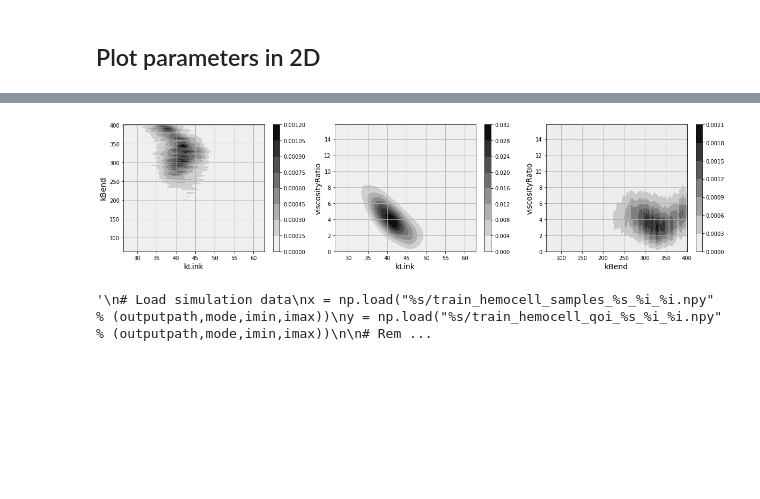
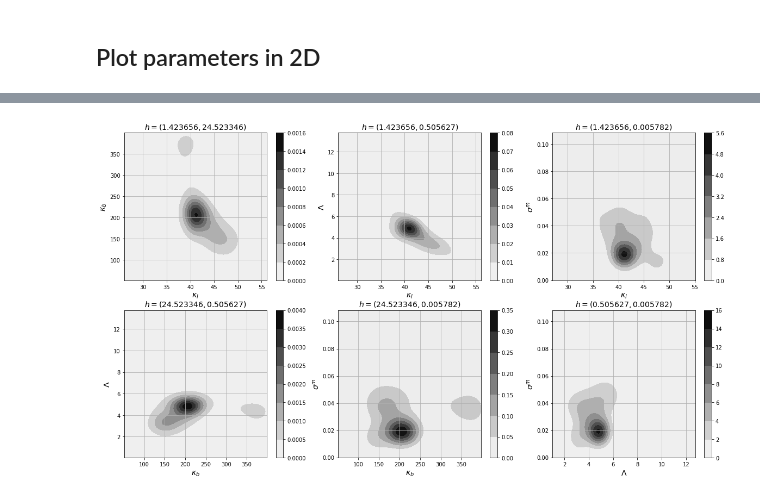
Before and after one commit to devrieskevin/IUQ-Project, a Jupyter notebook: GP_hemocell_analysis.ipynb, the cells around one changed output, grey strips where cells are left out. Drawn from its saved outputs; the diff is of its cells as text; code cells hidden in the pictures; blank space fills up the shorter version.

```diff
--- a/GP_hemocell_analysis.ipynb
+++ b/GP_hemocell_analysis.ipynb
@@ -125,7 +171,7 @@ plt.figure(figsize=(20,5))
 plt.title("Sobol indices",fontsize=14)
 for n in range(len(model_params)):
     plt.subplot(1,3,n+1)
-    plt.title(model_params[n],fontsize=14)
+    plt.title(names[model_params[n]],fontsize=14)
     plt.grid(True)
     plt.xlabel("Shear Stress [Pa]",fontsize=14)
     plt.ylabel("SI",fontsize=14)
@@ -400,5 +498,5 @@ plt.show()
 # %%
 if method == "TMCMC":
-    for n in range(-8,9):
+    for n in range(-10,16):
         print("Number of high densities larger than %e:" % (10**n),np.sum(df["likelihood"].values > 10**n))
 # %% [output]
@@ -538,15 +646,0 @@ plt.show()
-# %%
-bandwidth = 1.0
-plt.figure(figsize=(20,10))
-for n in range(len(model_params)):
-    vals = df[model_params[n]].values
-    kde = KernelDensity(kernel="gaussian", bandwidth=bandwidth).fit(vals[:,None])
-    x_vals = np.linspace(np.min(vals),np.max(vals),1000)
-    y_vals = np.exp(kde.score_samples(x_vals[:,None]))
-
-    plt.subplot(2,3,n+1)
-    plt.grid(True)
-    plt.xlabel(model_params[n],fontsize=14)
-    plt.plot(x_vals,y_vals)
-
-plt.show()
@@ -555,57 +647,33 @@ plt.show()
 # %%
-plt.figure(figsize=(20,20))
+plt.figure(figsize=(20,11))
 
-zoom = 1
+zoom = [1.0,1.0,0.01,
+        1.0,0.01,0.01]
 
 count = 1
-for n in range(len(model_params)):
-    for m in range(n,len(model_params)):
+for n in range(len(params)):
+    for m in range(n,len(params)):
         if n != m:
-            vals = df[[model_params[n],model_params[m]]].values
-            kde = KernelDensity(kernel="gaussian", bandwidth=bandwidth).fit(vals)
+            vals = df[[params[n],params[m]]].values
 
-            x = np.linspace(np.min(vals[:,0])-zoom,np.max(vals[:,0])+zoom,100)
-            y = np.linspace(np.min(vals[:,1])-zoom,np.max(vals[:,1])+zoom,100)
+            kde = sm.nonparametric.KDEMultivariate(data=vals,var_type="cc",bw="normal_reference")
+
+            x = np.linspace(np.min(vals[:,0])-zoom[count-1],np.max(vals[:,0])+zoom[count-1],100)
+            y = np.linspace(np.min(vals[:,1])-zoom[count-1],np.max(vals[:,1])+zoom[count-1],100)
             xx,yy = np.meshgrid(x,y)
 
             grid_flat = np.column_stack([xx.flatten(),yy.flatten()])
-            grid_vals = np.exp(kde.score_samples(grid_flat)).reshape(xx.shape)
+            grid_vals = kde.pdf(grid_flat).reshape(xx.shape)
 
-            #print(np.exp(kde.score_samples(grid_flat)))
-            #print(xx.flatten())
-            #print(grid_vals)
-
-            plt.subplot(4,3,count)
+            plt.subplot(2,3,count)
+            plt.title(r"$h = (%f,%f)$" % tuple(kde.bw),fontsize=14)
             plt.grid(True)
-            plt.xlabel(model_params[n],fontsize=14)
-            plt.ylabel(model_params[m],fontsize=14)
+            plt.xlabel(names[params[n]],fontsize=14)
+            plt.ylabel(names[params[m]],fontsize=14)
             plt.contourf(xx,yy,grid_vals,cmap="gray_r")
             plt.colorbar()
             count += 1
 
 plt.show()
 # %% [output]
-[figure, old version]
+[figure, new version]
-# %%
-"""
-# Load simulation data
-x = np.load("%s/train_hemocell_samples_%s_%i_%i.npy" % (outputpath,mode,imin,imax))
-y = np.load("%s/train_hemocell_qoi_%s_%i_%i.npy" % (outputpath,mode,imin,imax))
-
-# Remove failed simulation outputs
-x_discarded = x[(y < 0)[:,0],:]
-
-plt.figure(figsize=(20,10))
-for n,parameter in enumerate(model_params+design_vars):
-    plt.subplot(2,3,n+1)
-    plt.grid(True)
-    plt.xlabel(parameter,fontsize=14)
-    plt.hist(x_discarded[:,n],bins="auto",density=False)
-
-plt.show()
-
-print(model_params+design_vars)
-print(x_discarded)
-"""
-# %% [output]
-'\n# Load simulation data\nx = np.load("%s/train_hemocell_samples_%s_%i_%i.npy" % (outputpath,mode,imin,imax))\ny = np.load("%s/train_hemocell_qoi_%s_%i_%i.npy" % (outputpath,mode,imin,imax))\n\n# Rem ...
```
Also changed, not shown: parts of 21 cells of this notebook, 34 other files.
